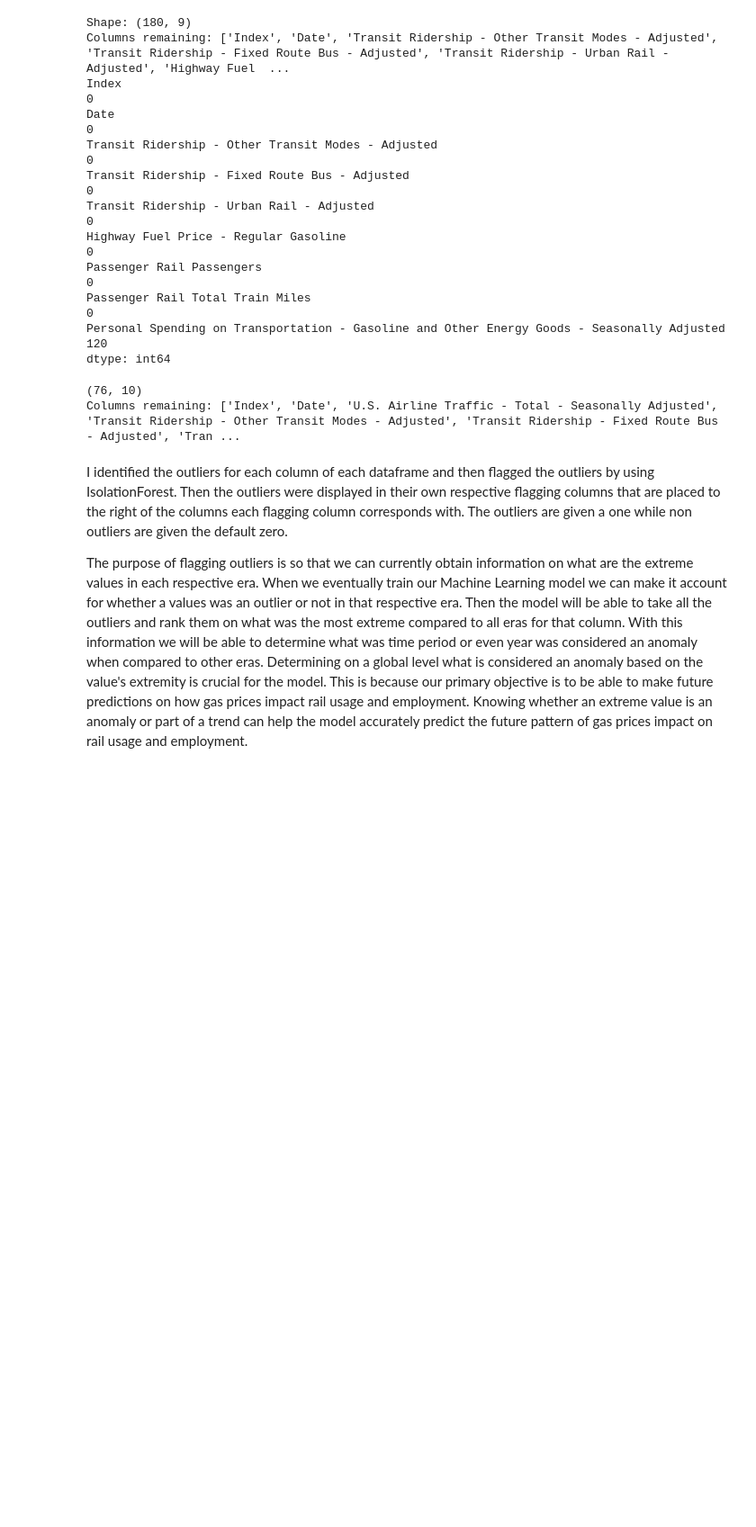
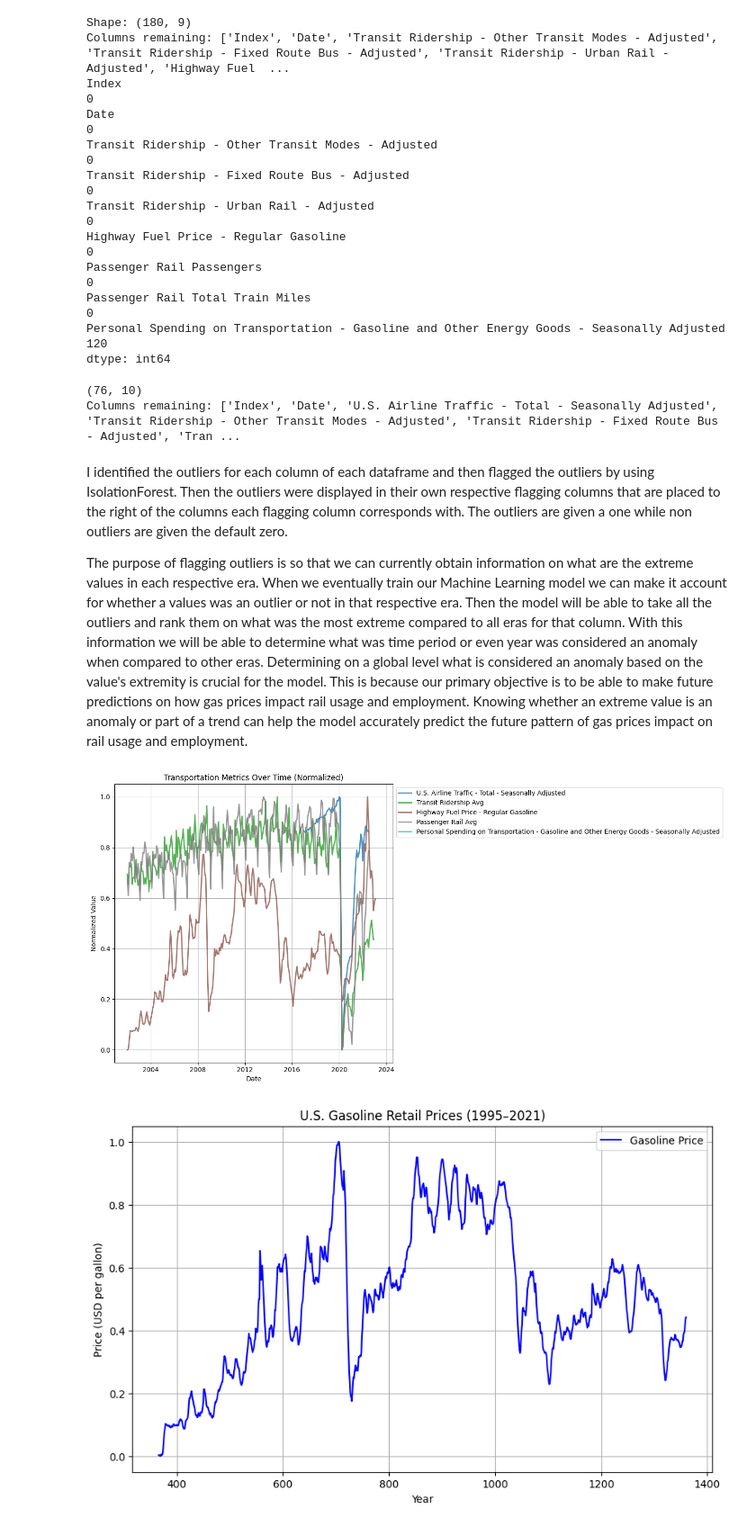
Before and after one commit to rohan-w123/CMSC320Project, a Jupyter notebook: CMSC320_Final_Project.ipynb, the cells around one changed output. Shown at 90% size. Saved outputs shown, nothing was run; the diff lists cells and outputs as text; code cells hidden in the pictures; blank space fills up the shorter version.

```diff
--- a/CMSC320_Final_Project.ipynb
+++ b/CMSC320_Final_Project.ipynb
@@ -398,3 +398,55 @@ df_pre1990, df_pre2002, df_2002_2016, df_post2016 = updated_dfs
 I identified the outliers for each column of each dataframe and then flagged the outliers by using IsolationForest. Then the outliers were displayed in their own respective flagging columns that are placed to the right of the columns each flagging column corresponds with. The outliers are given a one while non outliers are given the default zero.
 
 The purpose of flagging outliers is so that we can currently obtain information on what are the extreme values in each respective era. When we eventually train our Machine Learning model we can make it account for whether a values was an outlier or not in that respective era. Then the model will be able to take all the outliers and rank them on what was the most extreme compared to all eras for that column. With this information we will be able to determine what was time period or even year was considered an anomaly when compared to other eras. Determining on a global level what is considered an anomaly based on the value's extremity is crucial for the model. This is because our primary objective is to be able to make future predictions on how gas prices impact rail usage and employment. Knowing whether an extreme value is an anomaly or part of a trend can help the model accurately predict the future pattern of gas prices impact on rail usage and employment.
+# %%
+transportation_df['Transit Ridership Avg'] = transportation_df[['Transit Ridership - Fixed Route Bus - Adjusted', 'Transit Ridership - Other Transit Modes - Adjusted', 'Transit Ridership - Urban Rail - Adjusted']].mean(axis = 1)
+transportation_df['Passenger Rail Avg'] = transportation_df[['Passenger Rail Passengers', 'Passenger Rail Total Train Miles']].mean(axis = 1)
+transportation_df['Date'] = pd.to_datetime(transportation_df['Date'])
+transportation_df = transportation_df[transportation_df['Date'] >= '2002-01-01']
+# %%
+from sklearn.preprocessing import MinMaxScaler
+
+transportation_columns = [
+    'U.S. Airline Traffic - Total - Seasonally Adjusted',
+    'Transit Ridership Avg',
+    'Highway Fuel Price - Regular Gasoline',
+    'Passenger Rail Avg',
+    'Personal Spending on Transportation - Gasoline and Other Energy Goods - Seasonally Adjusted'
+]
+
+for col in transportation_columns:
+    transportation_df[col] = pd.to_numeric(transportation_df[col], errors='coerce')
+
+
+scaler = MinMaxScaler()
+transportation_df[transportation_columns] = scaler.fit_transform(transportation_df[transportation_columns])
+
+plt.figure(figsize=(14, 7))
+colors = plt.cm.get_cmap('tab10', len(transportation_columns))  # or 'tab20'
+
+for i, col in enumerate(transportation_columns):
+    plt.plot(transportation_df['Date'], transportation_df[col], label=col, color=colors(i), linewidth=2, alpha=0.8)
+
+plt.title("Transportation Metrics Over Time (Normalized)")
+plt.xlabel("Date")
+plt.ylabel("Normalized Value")
+plt.legend(loc="best", bbox_to_anchor=(1, 1))
+plt.grid(True)
+plt.tight_layout()
+plt.show()
+
+gasprices_df = gasprices_df.reset_index()
+gasprices_df['Date'] = pd.to_datetime(gasprices_df['Date'])
+gasprices_df = gasprices_df[gasprices_df['Date'] >= '2002-01-01']
+
+gasprices_df['A1_normalized'] = scaler.fit_transform(gasprices_df[['A1']])
+plt.figure(figsize=(10, 6))
+plt.plot(gasprices_df.index, gasprices_df['A1_normalized'], label='Gasoline Price', color='blue')
+plt.title('U.S. Gasoline Retail Prices (1995–2021)')
+plt.xlabel('Year')
+plt.ylabel('Price (USD per gallon)')
+plt.legend()
+plt.grid(True)
+# %% [output]
+[figure, added]
+[figure, added]
```
Also changed, not shown: parts of 2 cells of this notebook.
